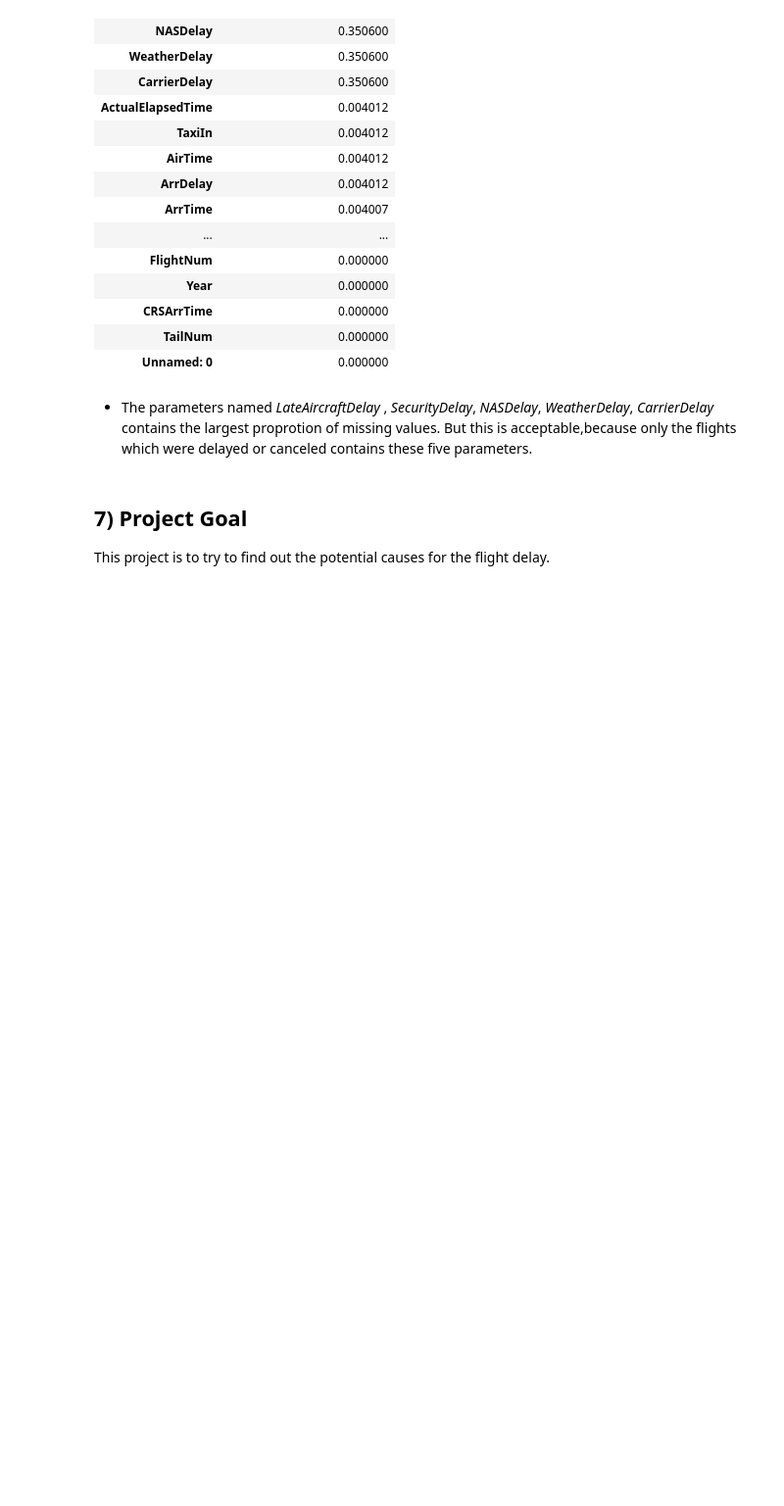
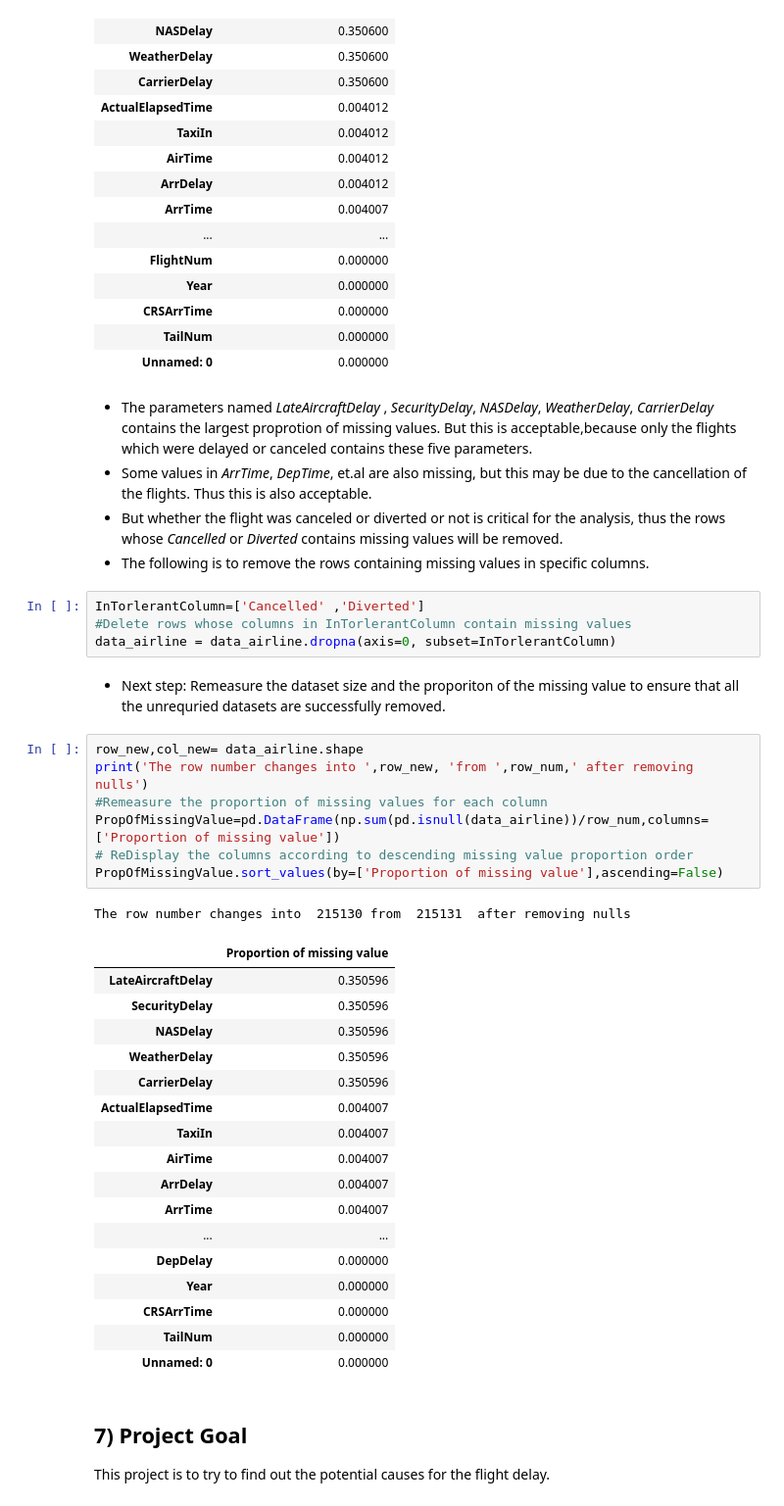
Before and after one commit to Wolfking2015/Final-Project-For-AML, a Jupyter notebook: final-project.ipynb, the cells around one changed output. Shown at 98% size. Saved outputs shown, nothing was run; the diff lists cells and outputs as text; blank space fills up the shorter version.

```diff
--- a/final-project.ipynb
+++ b/final-project.ipynb
@@ -142,6 +142,41 @@ PropOfMissingValue.sort_values(by=['Proportion of missing value'],ascending=Fals
 | Unnamed: 0 | 0.000000 |
 # %% [markdown]
 * The parameters named _LateAircraftDelay_ , _SecurityDelay_, _NASDelay_, _WeatherDelay_, _CarrierDelay_ contains the largest proprotion of missing values. But this is acceptable,because only the flights which were delayed or canceled contains these five parameters.
+* Some values in _ArrTime_, _DepTime_, et.al are also missing, but this may be due to the cancellation of the flights. Thus this is also acceptable.
+* But whether the flight was canceled or diverted or not is critical for the analysis, thus the rows whose _Cancelled_ or _Diverted_ contains missing values will be removed.
+* The following is to remove the rows containing missing values in specific columns.
+# %%
+InTorlerantColumn=['Cancelled' ,'Diverted']
+#Delete rows whose columns in InTorlerantColumn contain missing values
+data_airline = data_airline.dropna(axis=0, subset=InTorlerantColumn)
+# %% [markdown]
+* Next step: Remeasure the dataset size and the proporiton of the missing value to ensure that all the unrequried datasets are successfully removed.
+# %%
+row_new,col_new= data_airline.shape
+print('The row number changes into ',row_new, 'from ',row_num,' after removing nulls')
+#Remeasure the proportion of missing values for each column
+PropOfMissingValue=pd.DataFrame(np.sum(pd.isnull(data_airline))/row_num,columns=['Proportion of missing value'])
+# ReDisplay the columns according to descending missing value proportion order
+PropOfMissingValue.sort_values(by=['Proportion of missing value'],ascending=False)
+# %% [output]
+The row number changes into  215130 from  215131  after removing nulls
+|  | Proportion of missing value |
+| LateAircraftDelay | 0.350596 |
+| SecurityDelay | 0.350596 |
+| NASDelay | 0.350596 |
+| WeatherDelay | 0.350596 |
+| CarrierDelay | 0.350596 |
+| ActualElapsedTime | 0.004007 |
+| TaxiIn | 0.004007 |
+| AirTime | 0.004007 |
+| ArrDelay | 0.004007 |
+| ArrTime | 0.004007 |
+| ... | ... |
+| DepDelay | 0.000000 |
+| Year | 0.000000 |
+| CRSArrTime | 0.000000 |
+| TailNum | 0.000000 |
+| Unnamed: 0 | 0.000000 |
 # %% [markdown]
 ## 7) Project Goal
 This project is to try to find out the potential causes for the flight delay.
```
